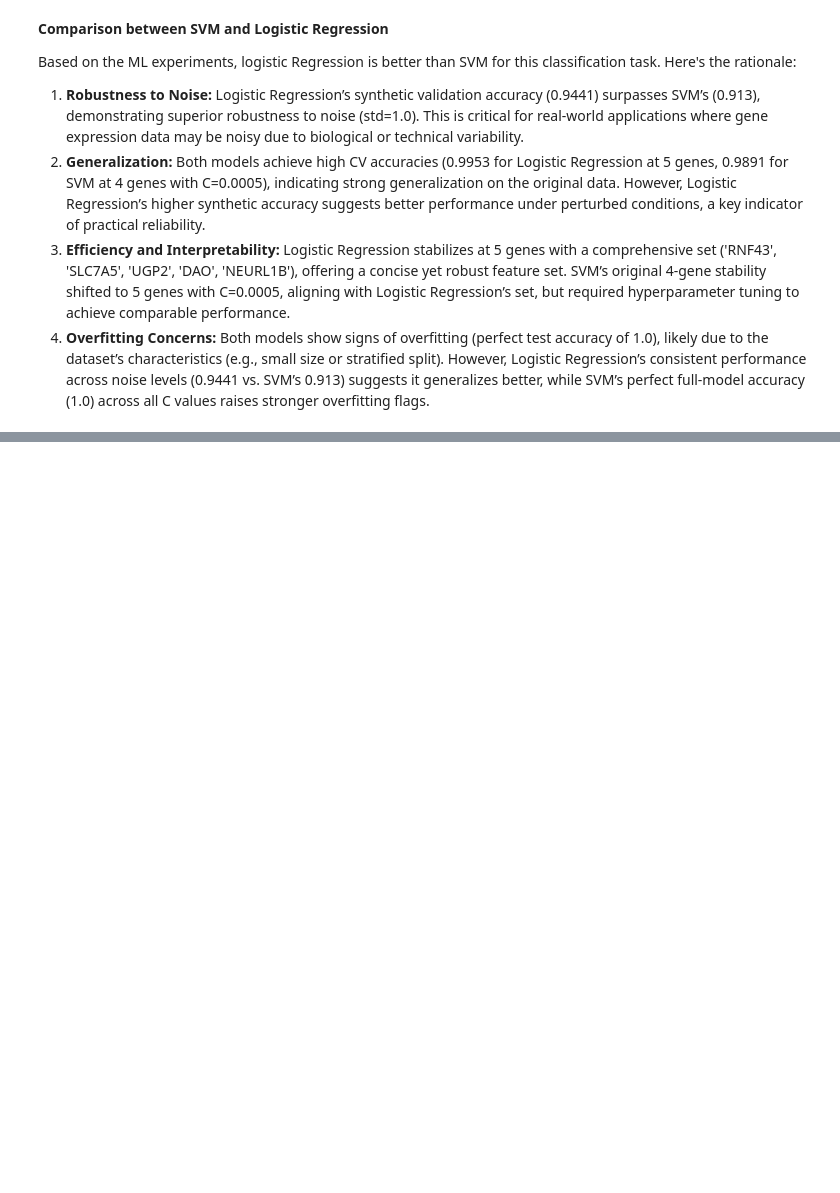
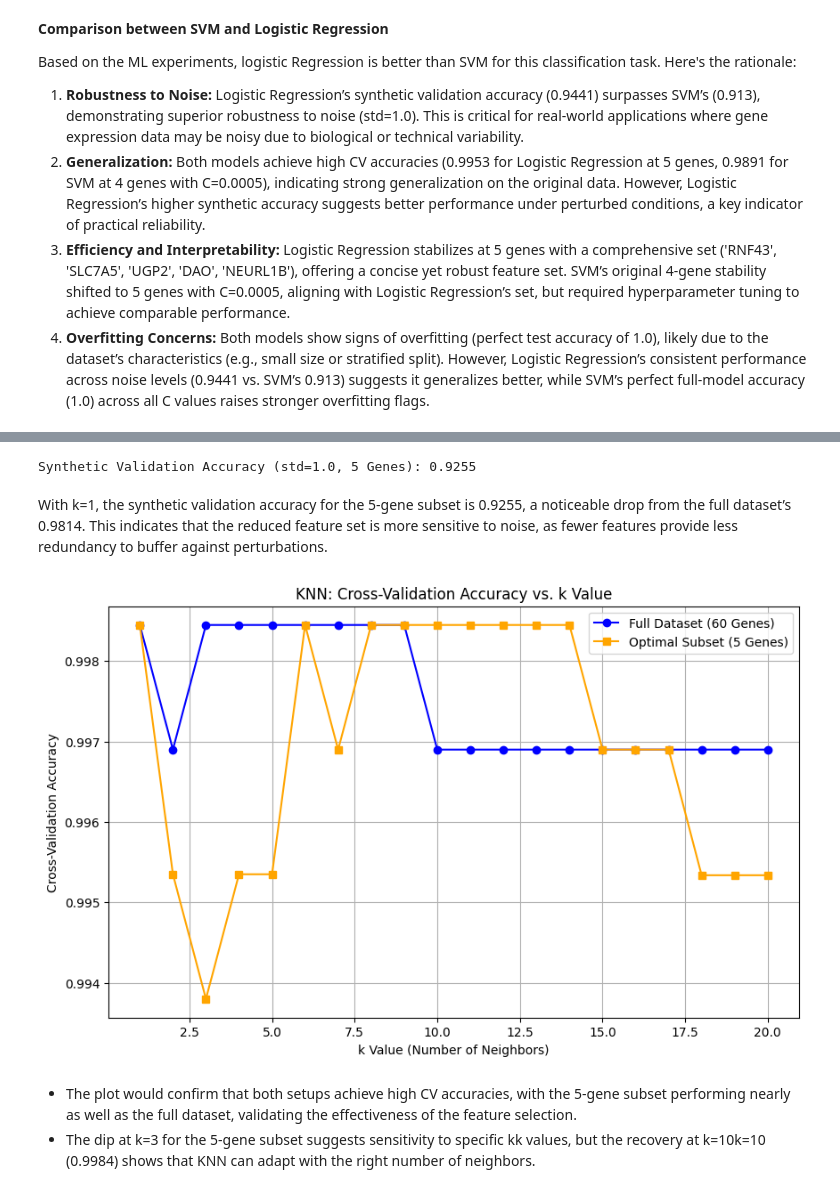
Before and after one commit to Laaliji/Colon-Cancer-Gene-Expression-Data-Classification-Analysis, a Jupyter notebook: Colon_Cancer_Gene_Expression_Analysis.ipynb, the cells around one changed output, grey strips where cells are left out. Cells and saved outputs as stored; diff of their text form; code cells hidden in the pictures; blank space fills up the shorter version.

```diff
--- a/Colon_Cancer_Gene_Expression_Analysis.ipynb
+++ b/Colon_Cancer_Gene_Expression_Analysis.ipynb
@@ -1279,0 +1380,9 @@ Based on the ML experiments, logistic Regression is better than SVM for this cla
+# %%
+# Synthetic Validation with Best k
+X_synthetic = X_test_scaled.copy() + np.random.normal(loc=0, scale=1.0, size=X_test_scaled.shape)
+X_synthetic = pd.DataFrame(X_synthetic, columns=X_train_scaled.columns)
+knn_best = KNeighborsClassifier(n_neighbors=best_k, metric='euclidean')
+knn_best.fit(X_train_scaled, y_train)
+synth_pred = knn_best.predict(X_synthetic)
+synth_accuracy = accuracy_score(y_test, synth_pred)
+print(f"\nSynthetic Validation Accuracy (std=1.0, 60 Genes): {round(synth_accuracy, 4)}")
@@ -1279,0 +1396,24 @@ Based on the ML experiments, logistic Regression is better than SVM for this cla
+# %%
+# KNN with Optimal Subset (5 Genes from Logistic Regression)
+optimal_genes = ['RNF43', 'SLC7A5', 'UGP2', 'DAO', 'NEURL1B']
+X_train_opt = X_train_scaled[optimal_genes]
+X_test_opt = X_test_scaled[optimal_genes]
+X_synthetic_opt = X_synthetic[optimal_genes]
+
+train_accuracies_opt = []
+cv_accuracies_opt = []
+
+print("\n=== KNN with Optimal Subset (5 Genes) ===")
+for k in k_values:
+    knn = KNeighborsClassifier(n_neighbors=k, metric='euclidean')
+    knn.fit(X_train_opt, y_train)
+    train_pred = knn.predict(X_train_opt)
+    train_acc = accuracy_score(y_train, train_pred)
+    cv_scores = cross_val_score(knn, X_train_opt, y_train, cv=5, scoring='accuracy')
+    train_accuracies_opt.append(train_acc)
+    cv_accuracies_opt.append(cv_scores.mean())
+    if k in [1, 3, 5, 10, 15, 20]:
+        print(f"k={k:<2} | Train Accuracy: {round(train_acc, 4):<8} | CV Accuracy: {round(cv_scores.mean(), 4):<8}")
+
+best_k_opt = k_values[np.argmax(cv_accuracies_opt)]
+print(f"\nBest k for Optimal Subset: {best_k_opt}, Best CV Accuracy: {round(max(cv_accuracies_opt), 4)}")
@@ -1279,0 +1430,27 @@ Based on the ML experiments, logistic Regression is better than SVM for this cla
+# %%
+# Synthetic Validation with Best k for Optimal Subset
+knn_best_opt = KNeighborsClassifier(n_neighbors=best_k_opt, metric='euclidean')
+knn_best_opt.fit(X_train_opt, y_train)
+synth_pred_opt = knn_best_opt.predict(X_synthetic_opt)
+synth_accuracy_opt = accuracy_score(y_test, synth_pred_opt)
+print(f"Synthetic Validation Accuracy (std=1.0, 5 Genes): {round(synth_accuracy_opt, 4)}")
+# %% [output]
+Synthetic Validation Accuracy (std=1.0, 5 Genes): 0.9255
+# %% [markdown]
+With k=1, the synthetic validation accuracy for the 5-gene subset is 0.9255, a noticeable drop from the full dataset’s 0.9814. This indicates that the reduced feature set is more sensitive to noise, as fewer features provide less redundancy to buffer against perturbations.
+# %%
+# Plot CV Accuracy vs. k
+plt.figure(figsize=(10, 6))
+plt.plot(k_values, cv_accuracies, marker='o', label='Full Dataset (60 Genes)', color='blue')
+plt.plot(k_values, cv_accuracies_opt, marker='s', label='Optimal Subset (5 Genes)', color='orange')
+plt.xlabel('k Value (Number of Neighbors)')
+plt.ylabel('Cross-Validation Accuracy')
+plt.title('KNN: Cross-Validation Accuracy vs. k Value')
+plt.legend()
+plt.grid(True)
+plt.show()
+# %% [output]
+[figure, added]
+# %% [markdown]
+* The plot would confirm that both setups achieve high CV accuracies, with the 5-gene subset performing nearly as well as the full dataset, validating the effectiveness of the feature selection.
+* The dip at k=3 for the 5-gene subset suggests sensitivity to specific kk values, but the recovery at k=10k=10 (0.9984) shows that KNN can adapt with the right number of neighbors.
```
Also changed, not shown: parts of 35 cells of this notebook.
